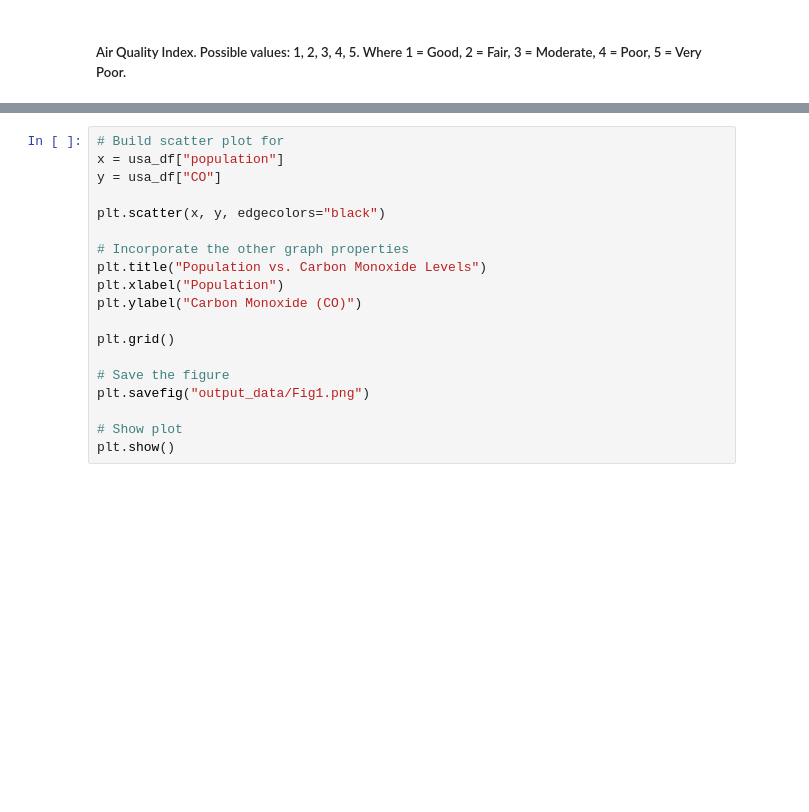
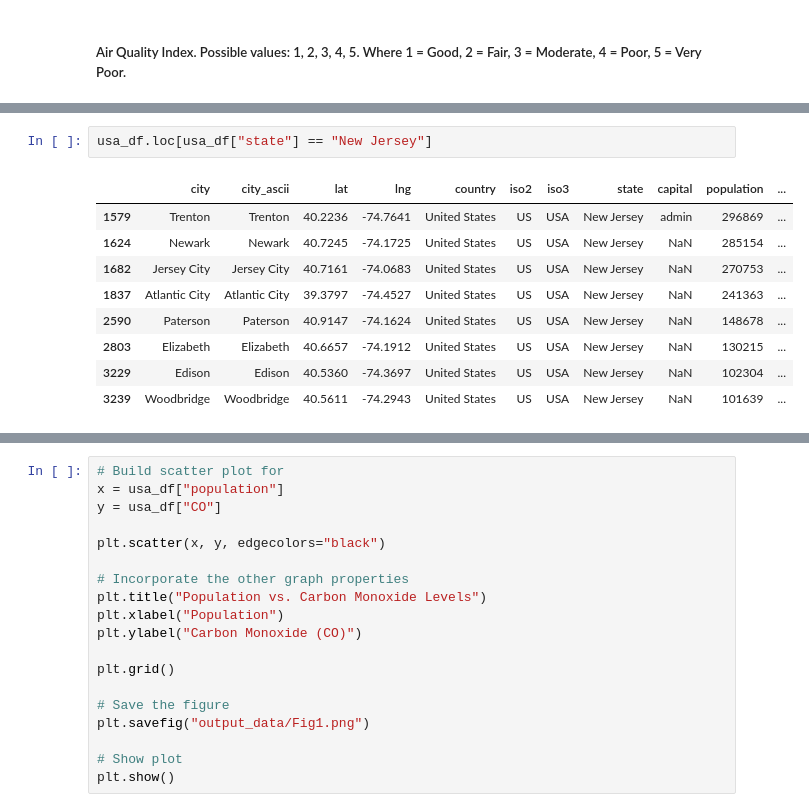
Before and after one commit to JayashreeKotte/Project-1, a Jupyter notebook: city_analysis.ipynb, the cells around one changed output, grey strips where cells are left out. Cells and saved outputs as stored; diff of their text form; blank space fills up the shorter version.

```diff
--- a/city_analysis.ipynb
+++ b/city_analysis.ipynb
@@ -193,0 +218,12 @@ usa_df.head(20).sort_values(by="AQI", ascending=False)
+# %%
+usa_df.loc[usa_df["state"] == "New Jersey"]
+# %% [output]
+|  | city | city_ascii | lat | lng | country | iso2 | iso3 | state | capital | population | ... |
+| 1579 | Trenton | Trenton | 40.2236 | -74.7641 | United States | US | USA | New Jersey | admin | 296869 | ... |
+| 1624 | Newark | Newark | 40.7245 | -74.1725 | United States | US | USA | New Jersey | NaN | 285154 | ... |
+| 1682 | Jersey City | Jersey City | 40.7161 | -74.0683 | United States | US | USA | New Jersey | NaN | 270753 | ... |
+| 1837 | Atlantic City | Atlantic City | 39.3797 | -74.4527 | United States | US | USA | New Jersey | NaN | 241363 | ... |
+| 2590 | Paterson | Paterson | 40.9147 | -74.1624 | United States | US | USA | New Jersey | NaN | 148678 | ... |
+| 2803 | Elizabeth | Elizabeth | 40.6657 | -74.1912 | United States | US | USA | New Jersey | NaN | 130215 | ... |
+| 3229 | Edison | Edison | 40.5360 | -74.3697 | United States | US | USA | New Jersey | NaN | 102304 | ... |
+| 3239 | Woodbridge | Woodbridge | 40.5611 | -74.2943 | United States | US | USA | New Jersey | NaN | 101639 | ... |
```
Also changed, not shown: parts of 3 cells of this notebook, 1 other file.
